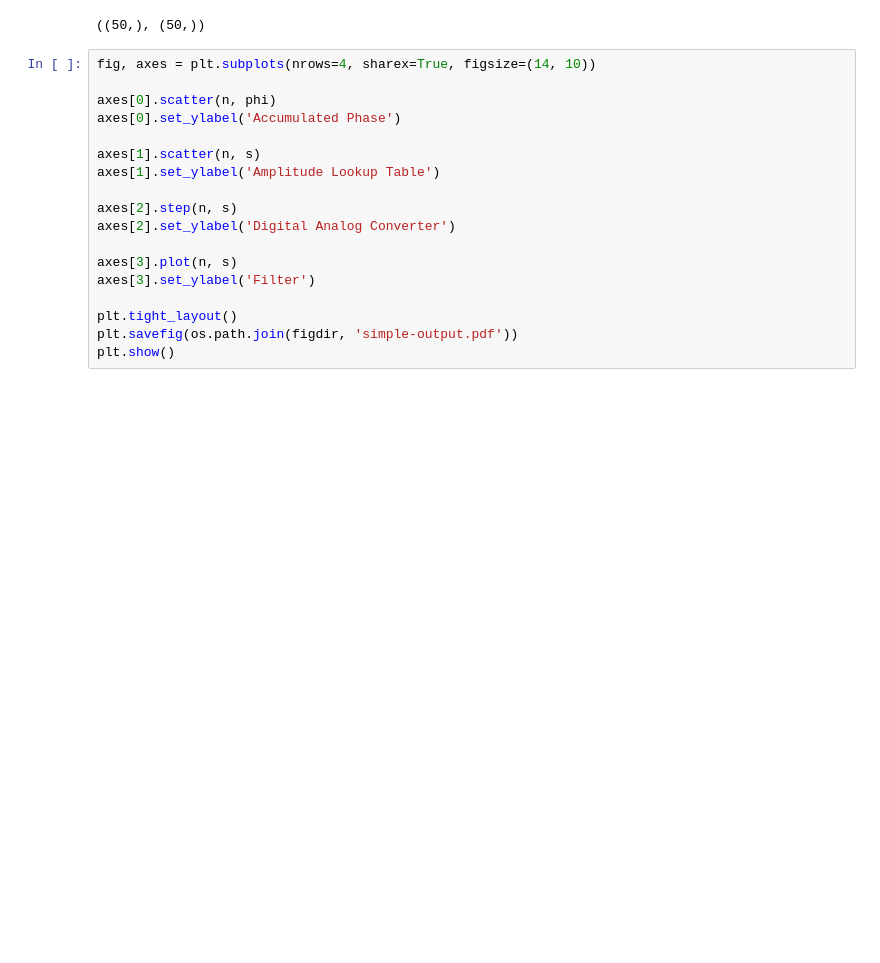
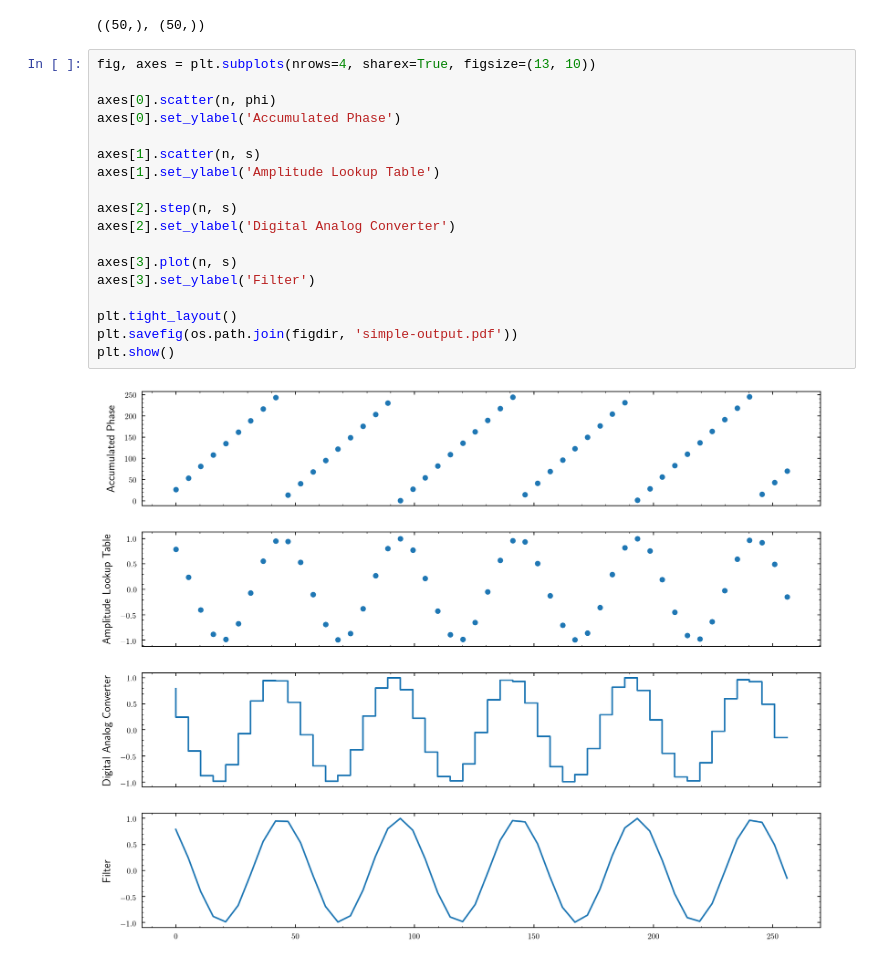
Before and after one commit to bodokaiser/bachelor-thesis, a Jupyter notebook: notebook/evaluation/direct-digital-synthesizer.ipynb, the cells around one changed output. Cells and saved outputs as stored; diff of their text form; blank space fills up the shorter version.

```diff
--- a/notebook/evaluation/direct-digital-synthesizer.ipynb
+++ b/notebook/evaluation/direct-digital-synthesizer.ipynb
@@ -33,20 +33,22 @@ phi.shape, n.shape
 # %% [output]
 ((50,), (50,))
 # %%
-fig, axes = plt.subplots(nrows=4, sharex=True, figsize=(14, 10))
+fig, axes = plt.subplots(nrows=4, sharex=True, figsize=(13, 10))
 
 axes[0].scatter(n, phi)
 axes[0].set_ylabel('Accumulated Phase')
 
 axes[1].scatter(n, s)
 axes[1].set_ylabel('Amplitude Lookup Table')
 
 axes[2].step(n, s)
 axes[2].set_ylabel('Digital Analog Converter')
 
 axes[3].plot(n, s)
 axes[3].set_ylabel('Filter')
 
 plt.tight_layout()
 plt.savefig(os.path.join(figdir, 'simple-output.pdf'))
 plt.show()
+# %% [output]
+[figure, added]
```
Also changed, not shown: 2 other files.
